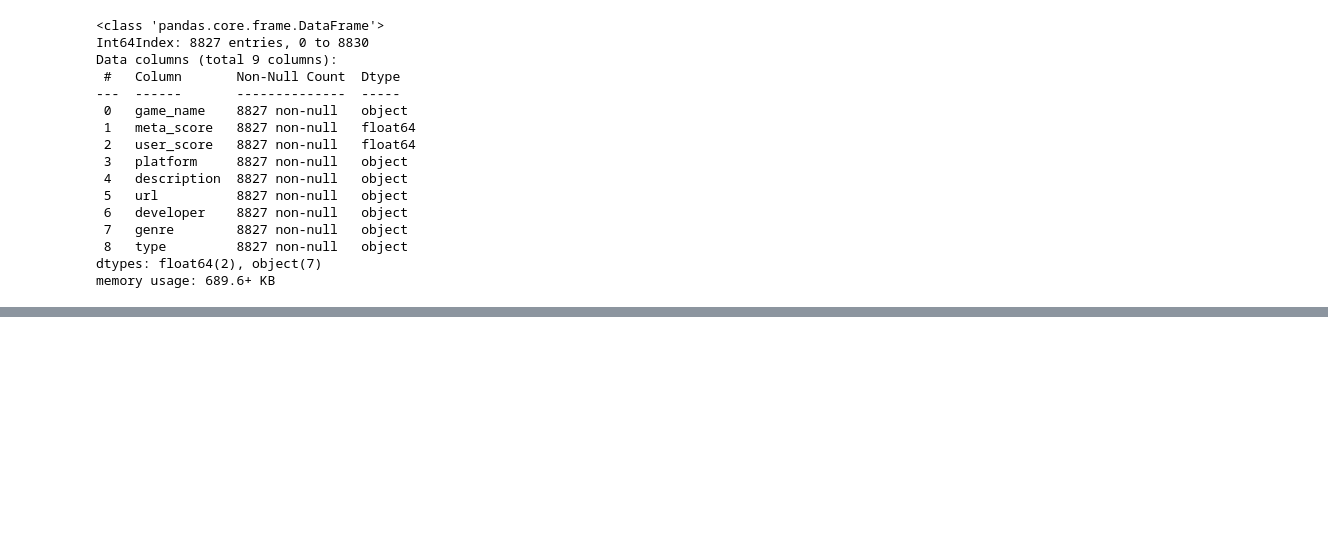
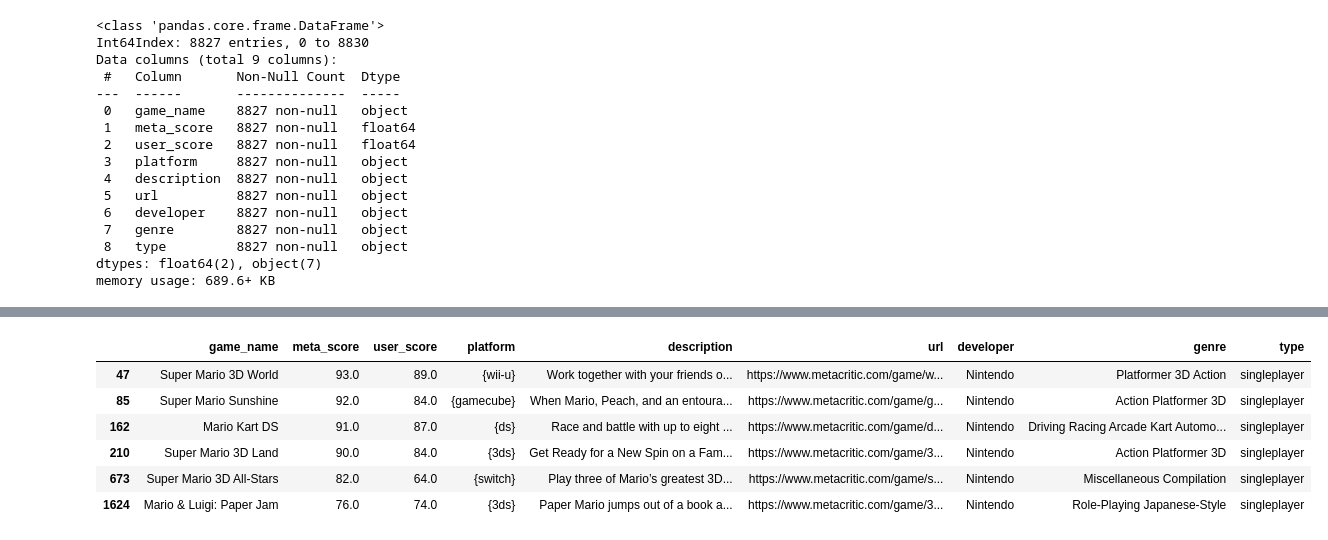
Before and after one commit to EvoDmiK/TIL, a Jupyter notebook: AI_study/basic/ML/recommender_system/컨텐츠 기반 필터링 (CBF).ipynb, the cells around one changed output, grey strips where cells are left out. Drawn from its saved outputs; the diff is of its cells as text; code cells hidden in the pictures; blank space fills up the shorter version.

```diff
--- a/AI_study/basic/ML/recommender_system/컨텐츠 기반 필터링 (CBF).ipynb
+++ b/AI_study/basic/ML/recommender_system/컨텐츠 기반 필터링 (CBF).ipynb
@@ -176,0 +226,6 @@ genre_sims = cosine_similarity(genre_vecs, genre_vecs).argsort()[:, ::-1]
+# %%
+tf_idf     = TfidfVectorizer(stop_words = 'english')
+tf_idf_mat = tf_idf.fit_transform(csv['description'])
+des_sim = cosine_similarity(tf_idf_mat, tf_idf_mat).argsort()[:, ::-1]
+
+tf_idf_mat.shape, csv['description'].shape
@@ -256,0 +314,10 @@ advanced_filtering(top = 15, **query)
+# %%
+advanced_filtering(sims = des_sim, top = 15, **query)
+# %% [output]
+|  | game_name | meta_score | user_score | platform | description | url | developer | genre | type |
+| 47 | Super Mario 3D World | 93.0 | 89.0 | {wii-u} | Work together with your friends o... | https://www.metacritic.com/game/w... | Nintendo | Platformer 3D Action | singleplayer |
+| 85 | Super Mario Sunshine | 92.0 | 84.0 | {gamecube} | When Mario, Peach, and an entoura... | https://www.metacritic.com/game/g... | Nintendo | Action Platformer 3D | singleplayer |
+| 162 | Mario Kart DS | 91.0 | 87.0 | {ds} | Race and battle with up to eight ... | https://www.metacritic.com/game/d... | Nintendo | Driving Racing Arcade Kart Automo... | singleplayer |
+| 210 | Super Mario 3D Land | 90.0 | 84.0 | {3ds} | Get Ready for a New Spin on a Fam... | https://www.metacritic.com/game/3... | Nintendo | Action Platformer 3D | singleplayer |
+| 673 | Super Mario 3D All-Stars | 82.0 | 64.0 | {switch} | Play three of Mario’s greatest 3D... | https://www.metacritic.com/game/s... | Nintendo | Miscellaneous Compilation | singleplayer |
+| 1624 | Mario & Luigi: Paper Jam | 76.0 | 74.0 | {3ds} | Paper Mario jumps out of a book a... | https://www.metacritic.com/game/3... | Nintendo | Role-Playing Japanese-Style | singleplayer |
```
Also changed, not shown: parts of 21 cells of this notebook.
